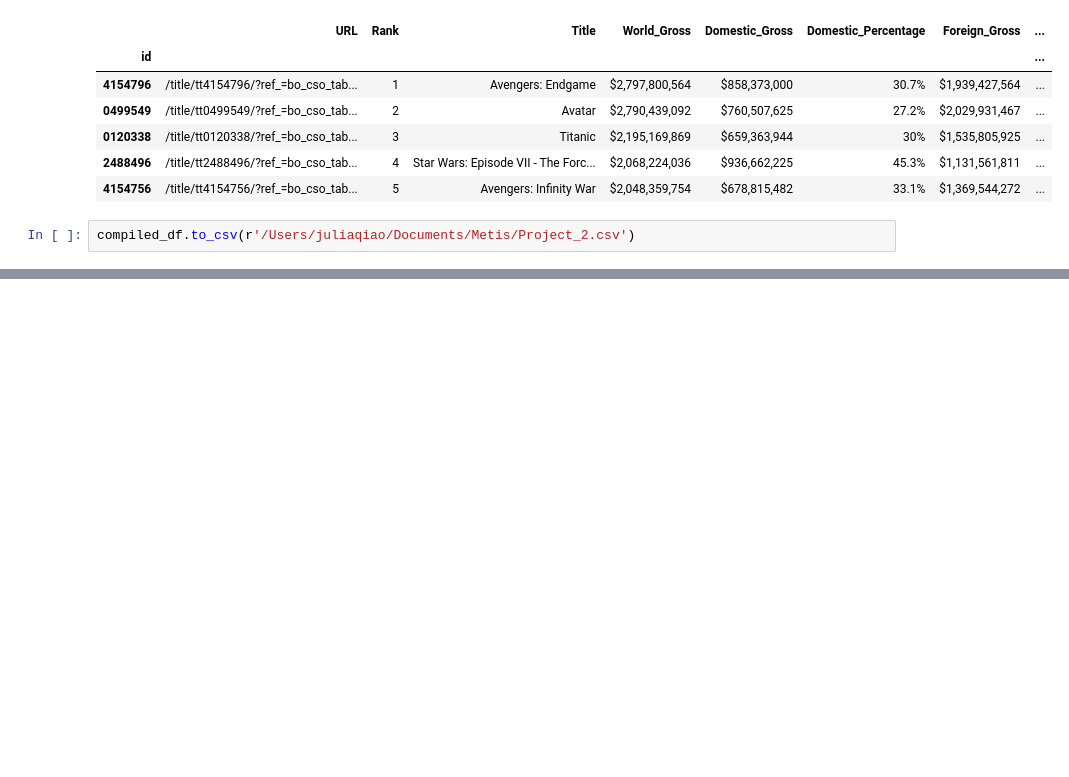
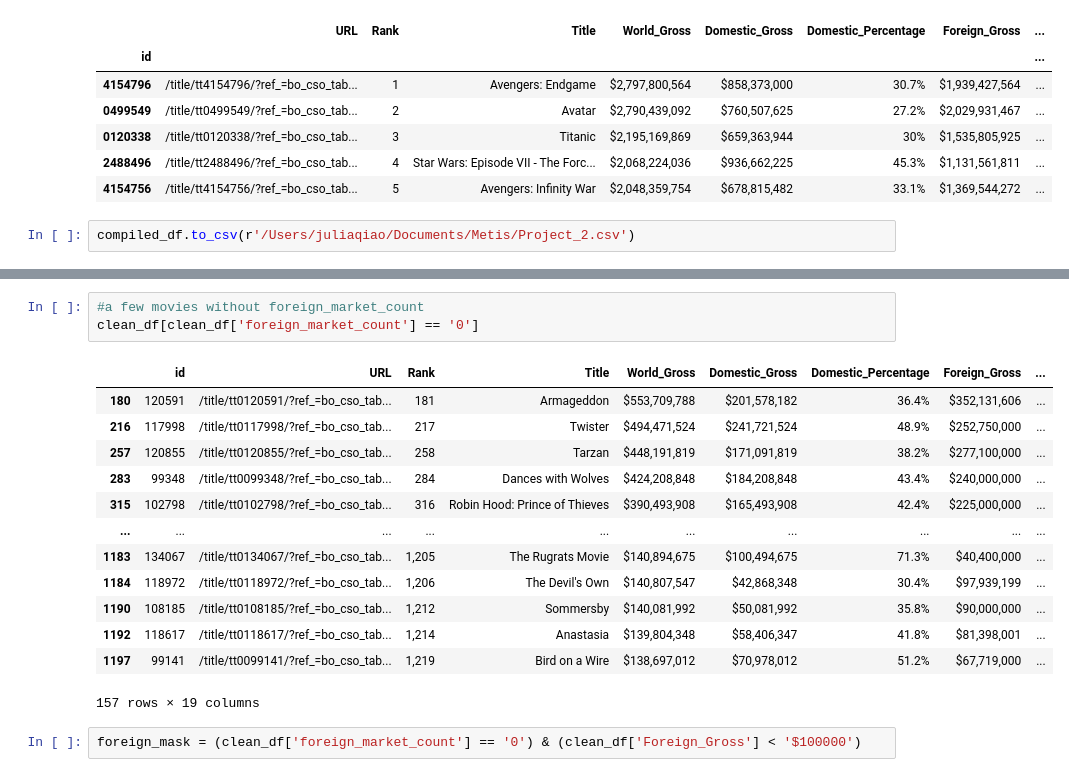
Before and after one commit to JuliaQiao/Blockbuster_Goes_Abroad, a Jupyter notebook: Concat and Merge Mojo Dataframes.ipynb, the cells around one changed output, grey strips where cells are left out. Saved outputs shown, nothing was run; the diff lists cells and outputs as text; blank space fills up the shorter version.

```diff
--- a/Concat and Merge Mojo Dataframes.ipynb
+++ b/Concat and Merge Mojo Dataframes.ipynb
@@ -109,0 +122,19 @@ compiled_df.to_csv(r'/Users/juliaqiao/Documents/Metis/Project_2.csv')
+# %%
+#a few movies without foreign_market_count
+clean_df[clean_df['foreign_market_count'] == '0']
+# %% [output]
+|  | id | URL | Rank | Title | World_Gross | Domestic_Gross | Domestic_Percentage | Foreign_Gross | ... |
+| 180 | 120591 | /title/tt0120591/?ref_=bo_cso_tab... | 181 | Armageddon | $553,709,788 | $201,578,182 | 36.4% | $352,131,606 | ... |
+| 216 | 117998 | /title/tt0117998/?ref_=bo_cso_tab... | 217 | Twister | $494,471,524 | $241,721,524 | 48.9% | $252,750,000 | ... |
+| 257 | 120855 | /title/tt0120855/?ref_=bo_cso_tab... | 258 | Tarzan | $448,191,819 | $171,091,819 | 38.2% | $277,100,000 | ... |
+| 283 | 99348 | /title/tt0099348/?ref_=bo_cso_tab... | 284 | Dances with Wolves | $424,208,848 | $184,208,848 | 43.4% | $240,000,000 | ... |
+| 315 | 102798 | /title/tt0102798/?ref_=bo_cso_tab... | 316 | Robin Hood: Prince of Thieves | $390,493,908 | $165,493,908 | 42.4% | $225,000,000 | ... |
+| ... | ... | ... | ... | ... | ... | ... | ... | ... | ... |
+| 1183 | 134067 | /title/tt0134067/?ref_=bo_cso_tab... | 1,205 | The Rugrats Movie | $140,894,675 | $100,494,675 | 71.3% | $40,400,000 | ... |
+| 1184 | 118972 | /title/tt0118972/?ref_=bo_cso_tab... | 1,206 | The Devil's Own | $140,807,547 | $42,868,348 | 30.4% | $97,939,199 | ... |
+| 1190 | 108185 | /title/tt0108185/?ref_=bo_cso_tab... | 1,212 | Sommersby | $140,081,992 | $50,081,992 | 35.8% | $90,000,000 | ... |
+| 1192 | 118617 | /title/tt0118617/?ref_=bo_cso_tab... | 1,214 | Anastasia | $139,804,348 | $58,406,347 | 41.8% | $81,398,001 | ... |
+| 1197 | 99141 | /title/tt0099141/?ref_=bo_cso_tab... | 1,219 | Bird on a Wire | $138,697,012 | $70,978,012 | 51.2% | $67,719,000 | ... |
+157 rows × 19 columns
+# %%
+foreign_mask = (clean_df['foreign_market_count'] == '0') & (clean_df['Foreign_Gross'] < '$100000')
```
Also changed, not shown: parts of 82 cells of this notebook, 11 other files.
